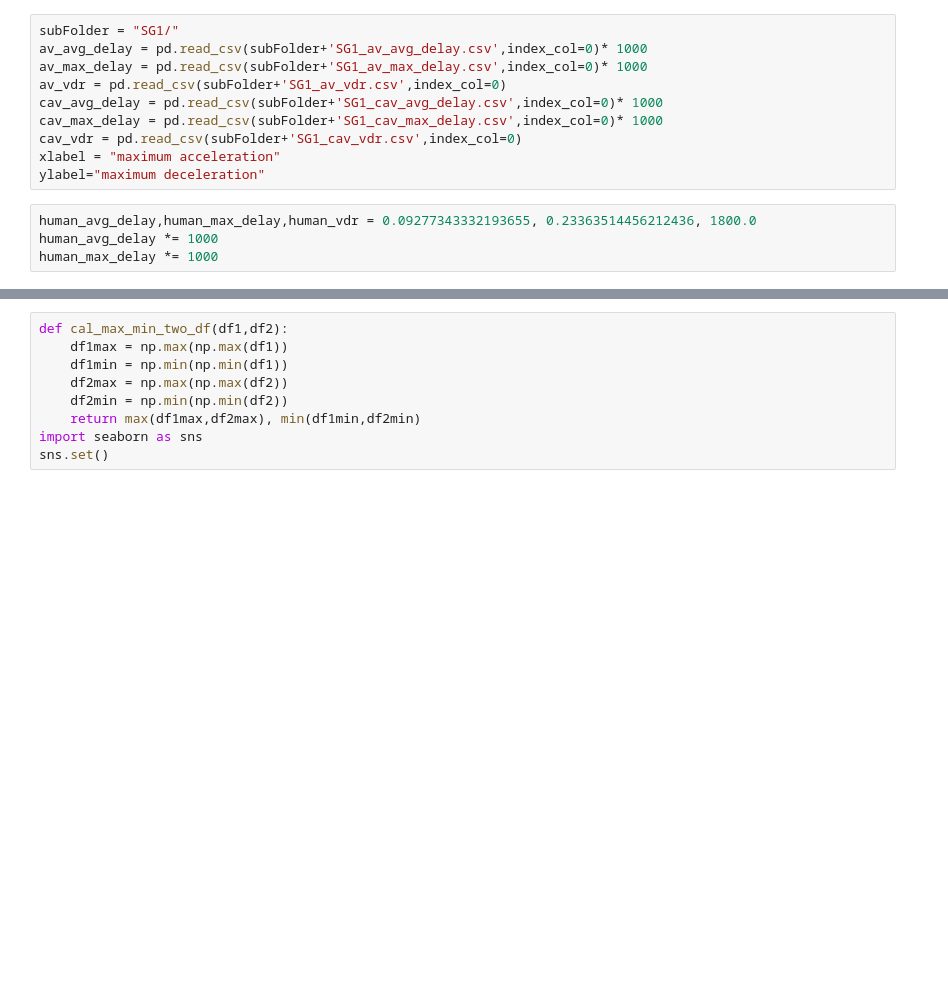
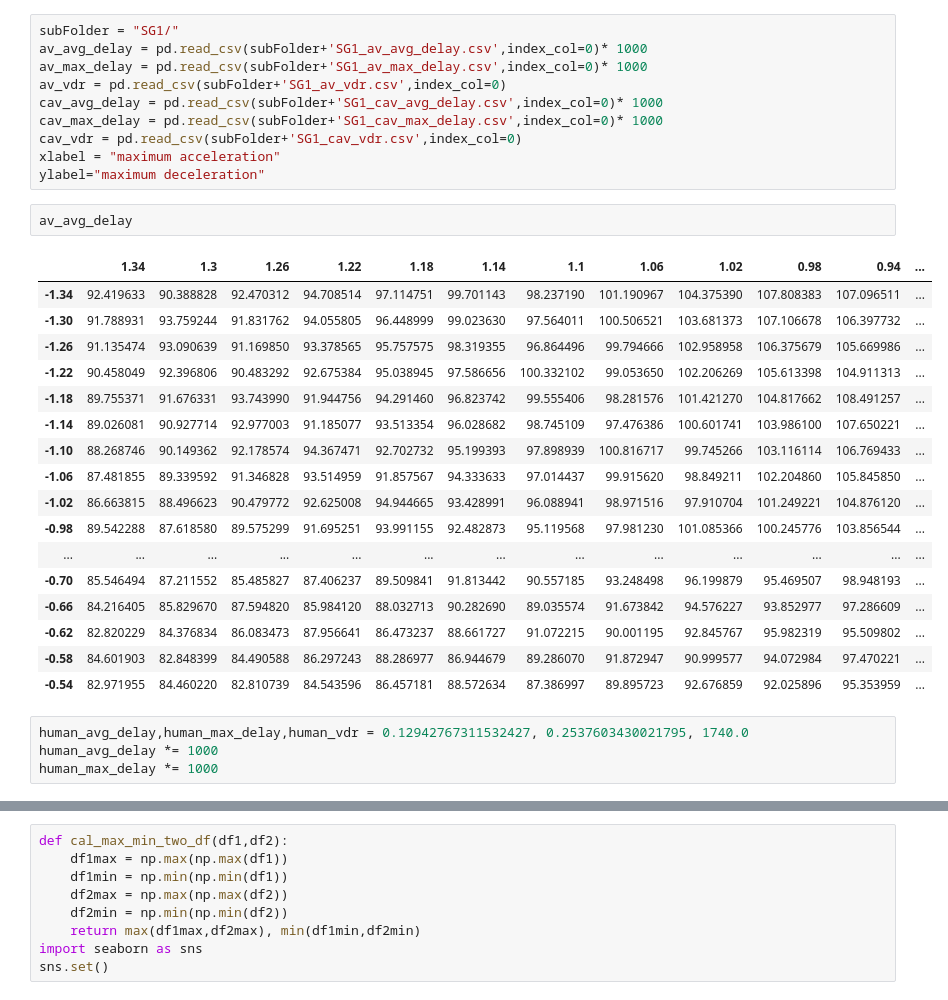
Before and after one commit to JiyanBlack/VDSF-Vehicle_Deque_Simulation_Framework, a Jupyter notebook: source/SG1-VIZ.ipynb, the cells around one changed output, grey strips where cells are left out. Cells and saved outputs as stored; diff of their text form; blank space fills up the shorter version.

```diff
--- a/source/SG1-VIZ.ipynb
+++ b/source/SG1-VIZ.ipynb
@@ -58,8 +58,28 @@ cav_max_delay = pd.read_csv(subFolder+'SG1_cav_max_delay.csv',index_col=0)* 1000
 cav_vdr = pd.read_csv(subFolder+'SG1_cav_vdr.csv',index_col=0)
 xlabel = "maximum acceleration"
 ylabel="maximum deceleration"
+# %%
+av_avg_delay
+# %% [output]
+|  | 1.34 | 1.3 | 1.26 | 1.22 | 1.18 | 1.14 | 1.1 | 1.06 | 1.02 | 0.98 | 0.94 | ... |
+| -1.34 | 92.419633 | 90.388828 | 92.470312 | 94.708514 | 97.114751 | 99.701143 | 98.237190 | 101.190967 | 104.375390 | 107.808383 | 107.096511 | ... |
+| -1.30 | 91.788931 | 93.759244 | 91.831762 | 94.055805 | 96.448999 | 99.023630 | 97.564011 | 100.506521 | 103.681373 | 107.106678 | 106.397732 | ... |
+| -1.26 | 91.135474 | 93.090639 | 91.169850 | 93.378565 | 95.757575 | 98.319355 | 96.864496 | 99.794666 | 102.958958 | 106.375679 | 105.669986 | ... |
+| -1.22 | 90.458049 | 92.396806 | 90.483292 | 92.675384 | 95.038945 | 97.586656 | 100.332102 | 99.053650 | 102.206269 | 105.613398 | 104.911313 | ... |
+| -1.18 | 89.755371 | 91.676331 | 93.743990 | 91.944756 | 94.291460 | 96.823742 | 99.555406 | 98.281576 | 101.421270 | 104.817662 | 108.491257 | ... |
+| -1.14 | 89.026081 | 90.927714 | 92.977003 | 91.185077 | 93.513354 | 96.028682 | 98.745109 | 97.476386 | 100.601741 | 103.986100 | 107.650221 | ... |
+| -1.10 | 88.268746 | 90.149362 | 92.178574 | 94.367471 | 92.702732 | 95.199393 | 97.898939 | 100.816717 | 99.745266 | 103.116114 | 106.769433 | ... |
+| -1.06 | 87.481855 | 89.339592 | 91.346828 | 93.514959 | 91.857567 | 94.333633 | 97.014437 | 99.915620 | 98.849211 | 102.204860 | 105.845850 | ... |
+| -1.02 | 86.663815 | 88.496623 | 90.479772 | 92.625008 | 94.944665 | 93.428991 | 96.088941 | 98.971516 | 97.910704 | 101.249221 | 104.876120 | ... |
+| -0.98 | 89.542288 | 87.618580 | 89.575299 | 91.695251 | 93.991155 | 92.482873 | 95.119568 | 97.981230 | 101.085366 | 100.245776 | 103.856544 | ... |
+| ... | ... | ... | ... | ... | ... | ... | ... | ... | ... | ... | ... | ... |
+| -0.70 | 85.546494 | 87.211552 | 85.485827 | 87.406237 | 89.509841 | 91.813442 | 90.557185 | 93.248498 | 96.199879 | 95.469507 | 98.948193 | ... |
+| -0.66 | 84.216405 | 85.829670 | 87.594820 | 85.984120 | 88.032713 | 90.282690 | 89.035574 | 91.673842 | 94.576227 | 93.852977 | 97.286609 | ... |
+| -0.62 | 82.820229 | 84.376834 | 86.083473 | 87.956641 | 86.473237 | 88.661727 | 91.072215 | 90.001195 | 92.845767 | 95.982319 | 95.509802 | ... |
+| -0.58 | 84.601903 | 82.848399 | 84.490588 | 86.297243 | 88.286977 | 86.944679 | 89.286070 | 91.872947 | 90.999577 | 94.072984 | 97.470221 | ... |
+| -0.54 | 82.971955 | 84.460220 | 82.810739 | 84.543596 | 86.457181 | 88.572634 | 87.386997 | 89.895723 | 92.676859 | 92.025896 | 95.353959 | ... |
 # %%
-human_avg_delay,human_max_delay,human_vdr = 0.09277343332193655, 0.23363514456212436, 1800.0
+human_avg_delay,human_max_delay,human_vdr = 0.12942767311532427, 0.2537603430021795, 1740.0
 human_avg_delay *= 1000
 human_max_delay *= 1000
 # %%
```
Also changed, not shown: parts of 4 cells of this notebook, 29 other files.
